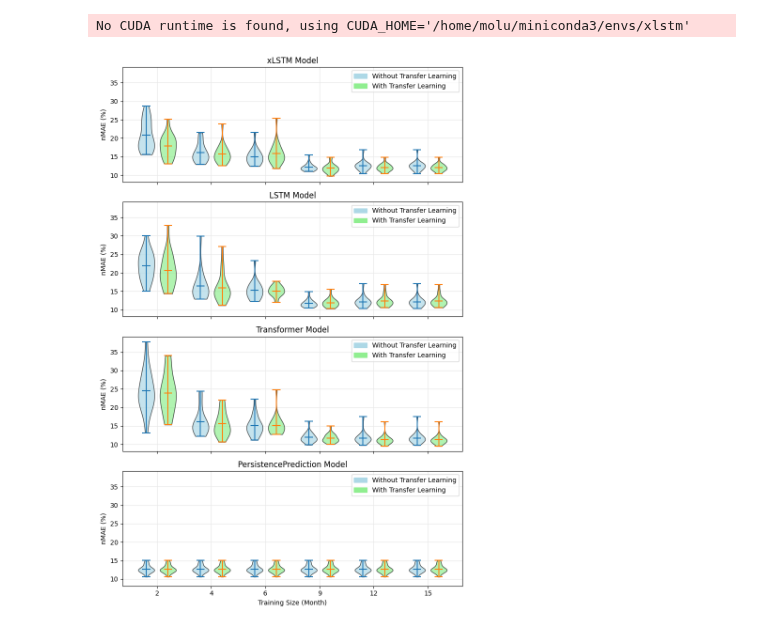
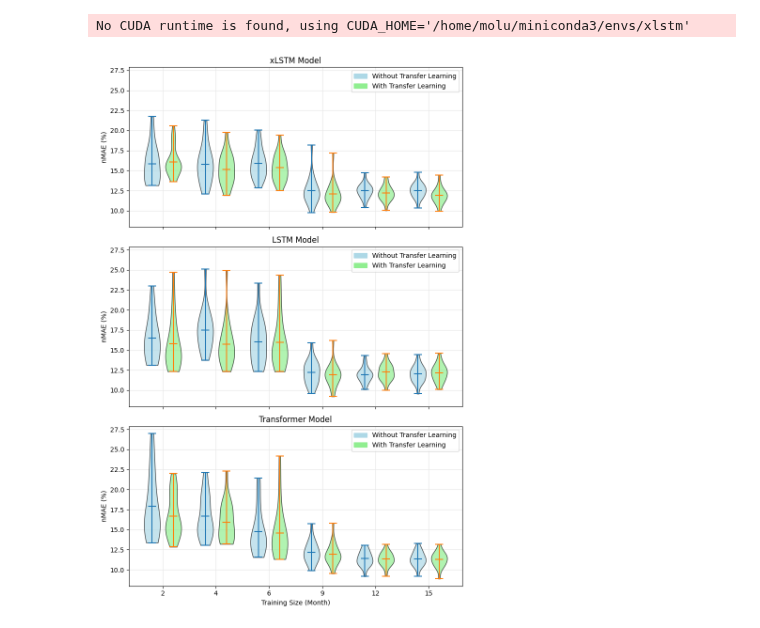
Before and after one commit to erc-fhv/loadforecasting, a Jupyter notebook: scripts/Paper_Illustration.ipynb, the cells around one changed output. Cells and saved outputs as stored; diff of their text form; code cells hidden in the pictures.

```diff
--- a/scripts/Paper_Illustration.ipynb
+++ b/scripts/Paper_Illustration.ipynb
@@ -89,34 +89,34 @@ result_dict = utils.Evaluate_Models.print_results('scripts/outputs/all_train_his
 
 configs = [
     Config_of_one_run(ModelSize.MEDIUM, DoPretraining.YES, DoTransferLearning.YES, Aggregation_Count._50_HOUSEHOLDS,
-            NrOfComunities._20, TrainingHistory._2_MONTH, UsedModels.ALL, Epochs.DEFAULT),
+            NrOfComunities._20, TrainingHistory._2_MONTH, TestSize._3_MONTH, TrainingFuture._0_MONTH, DevSize._2_MONTH, UsedModels.ALL, Epochs.DEFAULT),
     Config_of_one_run(ModelSize.MEDIUM, DoPretraining.YES, DoTransferLearning.YES, Aggregation_Count._50_HOUSEHOLDS,
-            NrOfComunities._20, TrainingHistory._4_MONTH, UsedModels.ALL, Epochs.DEFAULT),
+            NrOfComunities._20, TrainingHistory._4_MONTH, TestSize._3_MONTH, TrainingFuture._0_MONTH, DevSize._2_MONTH, UsedModels.ALL, Epochs.DEFAULT),
     Config_of_one_run(ModelSize.MEDIUM, DoPretraining.YES, DoTransferLearning.YES, Aggregation_Count._50_HOUSEHOLDS,
-            NrOfComunities._20, TrainingHistory._6_MONTH, UsedModels.ALL, Epochs.DEFAULT),
+            NrOfComunities._20, TrainingHistory._6_MONTH, TestSize._3_MONTH, TrainingFuture._0_MONTH, DevSize._2_MONTH, UsedModels.ALL, Epochs.DEFAULT),
     Config_of_one_run(ModelSize.MEDIUM, DoPretraining.YES, DoTransferLearning.YES, Aggregation_Count._50_HOUSEHOLDS,
-            NrOfComunities._20, TrainingHistory._9_MONTH, UsedModels.ALL, Epochs.DEFAULT),
+            NrOfComunities._20, TrainingHistory._9_MONTH, TestSize._3_MONTH, TrainingFuture._0_MONTH, DevSize._2_MONTH, UsedModels.ALL, Epochs.DEFAULT),
     Config_of_one_run(ModelSize.MEDIUM, DoPretraining.YES, DoTransferLearning.YES, Aggregation_Count._50_HOUSEHOLDS,
-            NrOfComunities._20, TrainingHistory._12_MONTH, UsedModels.ALL, Epochs.DEFAULT),
+            NrOfComunities._20, TrainingHistory._12_MONTH, TestSize._3_MONTH, TrainingFuture._0_MONTH, DevSize._2_MONTH, UsedModels.ALL, Epochs.DEFAULT),
     Config_of_one_run(ModelSize.MEDIUM, DoPretraining.YES, DoTransferLearning.YES, Aggregation_Count._50_HOUSEHOLDS,
-            NrOfComunities._20, TrainingHistory._12_MONTH, UsedModels.ALL, Epochs.DEFAULT),
+            NrOfComunities._20, TrainingHistory._15_MONTH, TestSize._3_MONTH, TrainingFuture._0_MONTH, DevSize._2_MONTH, UsedModels.ALL, Epochs.DEFAULT),
 
     Config_of_one_run(ModelSize.MEDIUM, DoPretraining.NO, DoTransferLearning.NO, Aggregation_Count._50_HOUSEHOLDS,
-            NrOfComunities._20, TrainingHistory._2_MONTH, UsedModels.ALL, Epochs.DEFAULT),
+            NrOfComunities._20, TrainingHistory._2_MONTH, TestSize._3_MONTH, TrainingFuture._0_MONTH, DevSize._2_MONTH, UsedModels.ALL, Epochs.DEFAULT),
     Config_of_one_run(ModelSize.MEDIUM, DoPretraining.NO, DoTransferLearning.NO, Aggregation_Count._50_HOUSEHOLDS,
-            NrOfComunities._20, TrainingHistory._4_MONTH, UsedModels.ALL, Epochs.DEFAULT),
+            NrOfComunities._20, TrainingHistory._4_MONTH, TestSize._3_MONTH, TrainingFuture._0_MONTH, DevSize._2_MONTH, UsedModels.ALL, Epochs.DEFAULT),
     Config_of_one_run(ModelSize.MEDIUM, DoPretraining.NO, DoTransferLearning.NO, Aggregation_Count._50_HOUSEHOLDS,
-            NrOfComunities._20, TrainingHistory._6_MONTH, UsedModels.ALL, Epochs.DEFAULT),
+            NrOfComunities._20, TrainingHistory._6_MONTH, TestSize._3_MONTH, TrainingFuture._0_MONTH, DevSize._2_MONTH, UsedModels.ALL, Epochs.DEFAULT),
     Config_of_one_run(ModelSize.MEDIUM, DoPretraining.NO, DoTransferLearning.NO, Aggregation_Count._50_HOUSEHOLDS,
-            NrOfComunities._20, TrainingHistory._9_MONTH, UsedModels.ALL, Epochs.DEFAULT),
+            NrOfComunities._20, TrainingHistory._9_MONTH, TestSize._3_MONTH, TrainingFuture._0_MONTH, DevSize._2_MONTH, UsedModels.ALL, Epochs.DEFAULT),
     Config_of_one_run(ModelSize.MEDIUM, DoPretraining.NO, DoTransferLearning.NO, Aggregation_Count._50_HOUSEHOLDS,
-            NrOfComunities._20, TrainingHistory._12_MONTH, UsedModels.ALL, Epochs.DEFAULT),
+            NrOfComunities._20, TrainingHistory._12_MONTH, TestSize._3_MONTH, TrainingFuture._0_MONTH, DevSize._2_MONTH, UsedModels.ALL, Epochs.DEFAULT),
     Config_of_one_run(ModelSize.MEDIUM, DoPretraining.NO, DoTransferLearning.NO, Aggregation_Count._50_HOUSEHOLDS,
-            NrOfComunities._20, TrainingHistory._12_MONTH, UsedModels.ALL, Epochs.DEFAULT),
+            NrOfComunities._20, TrainingHistory._15_MONTH, TestSize._3_MONTH, TrainingFuture._0_MONTH, DevSize._2_MONTH, UsedModels.ALL, Epochs.DEFAULT),
 ]
 
 # Constants and Configuration
-models = ['xLSTM', 'LSTM', 'Transformer']
+models = ('xLSTM', 'LSTM', 'Transformer', )
 configs_with_transfer = configs[0:6]
 configs_without_transfer = configs[6:12]
 training_sizes = ['2', '4', '6', '9', '12', '15']
@@ -169,31 +169,31 @@ for idx, model in enumerate(models):
     # Set custom colors for the violins by modifying each PolyCollection
     for pc in violins_without['bodies']:
         pc.set_facecolor("lightblue")
         pc.set_edgecolor("black")
         pc.set_alpha(0.7)
     for pc in violins_with['bodies']:
         pc.set_facecolor("lightgreen")
         pc.set_edgecolor("black")
         pc.set_alpha(0.7)
 
     # Labels and title
     ax.set_ylabel('nMAE (%)')
     ax.set_title(f"{model} Model")
     # ax.text(0.4, 0.9, f"{model} Model", transform=ax.transAxes, fontsize=16, ha="center", va="center")
     ax.set_xticks(positions)
     ax.set_xticklabels(training_sizes)
     ax.set_axisbelow(True)
     ax.grid(True, color="0.9")
 
     # Add legend to each subplot
     ax.legend(handles=legend_patches, loc="upper right")
 
     # Set x-axis label for the last plot
     # ax.set_xlabel('Training Size (Month)')
 
 axes[-1].set_xlabel('Training Size (Month)')
 plt.tight_layout()
 plt.savefig("scripts/outputs/figs/transfer_learning_over_train_size.pdf", format="pdf", bbox_inches="tight", pad_inches=0.1)
 plt.show()
 # %% [output]
-[figure, old version]
+[figure, new version]
```
Also changed, not shown: parts of 6 cells of this notebook, 3 other files.
